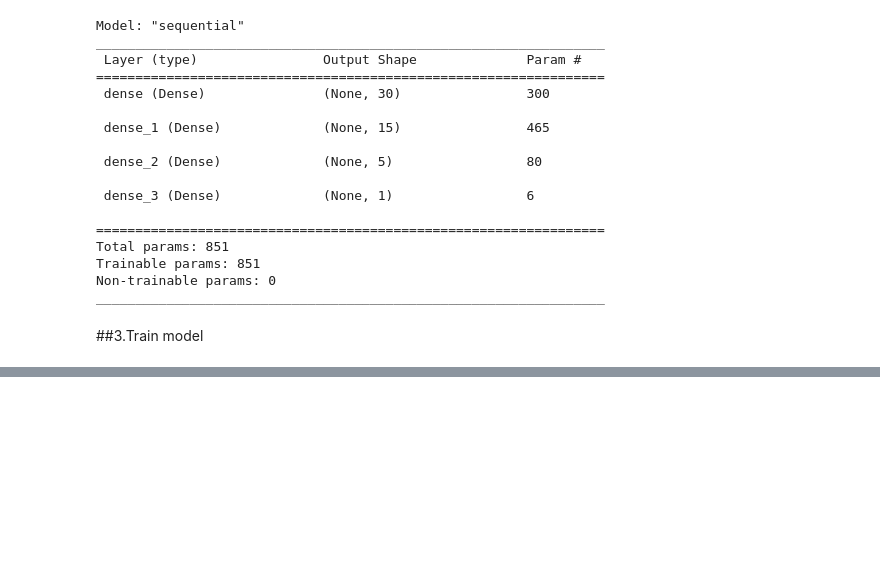
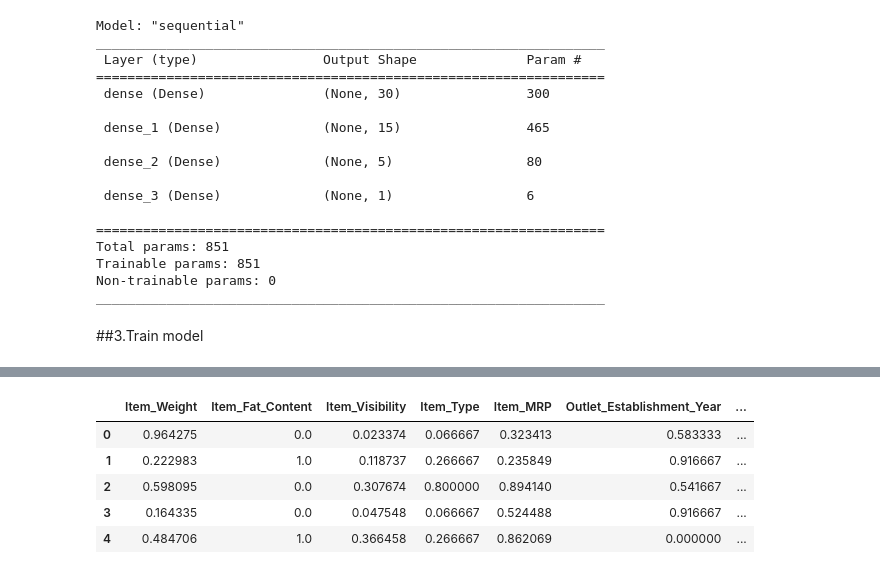
Before and after one commit to DiwakarBasnet/Neural_Network, a Jupyter notebook: Sales_Prediction/Sales_Prediction.ipynb, the cells around one changed output, grey strips where cells are left out. Drawn from its saved outputs; the diff is of its cells as text; code cells hidden in the pictures; blank space fills up the shorter version.

```diff
--- a/Sales_Prediction/Sales_Prediction.ipynb
+++ b/Sales_Prediction/Sales_Prediction.ipynb
@@ -263,0 +338,14 @@ r2_score(y_test, prediction)
+# %%
+data_test = pd.read_csv('normalized_test.csv')
+# %%
+# removing Item_Identifier and Outlet_Identifier
+new_test_data = data_test.drop(['Item_Identifier', 'Outlet_Identifier'], axis=1)
+# %%
+new_test_data.head()
+# %% [output]
+|  | Item_Weight | Item_Fat_Content | Item_Visibility | Item_Type | Item_MRP | Outlet_Establishment_Year | ... |
+| 0 | 0.964275 | 0.0 | 0.023374 | 0.066667 | 0.323413 | 0.583333 | ... |
+| 1 | 0.222983 | 1.0 | 0.118737 | 0.266667 | 0.235849 | 0.916667 | ... |
+| 2 | 0.598095 | 0.0 | 0.307674 | 0.800000 | 0.894140 | 0.541667 | ... |
+| 3 | 0.164335 | 0.0 | 0.047548 | 0.066667 | 0.524488 | 0.916667 | ... |
+| 4 | 0.484706 | 1.0 | 0.366458 | 0.266667 | 0.862069 | 0.000000 | ... |
```
Also changed, not shown: parts of 18 cells of this notebook.
